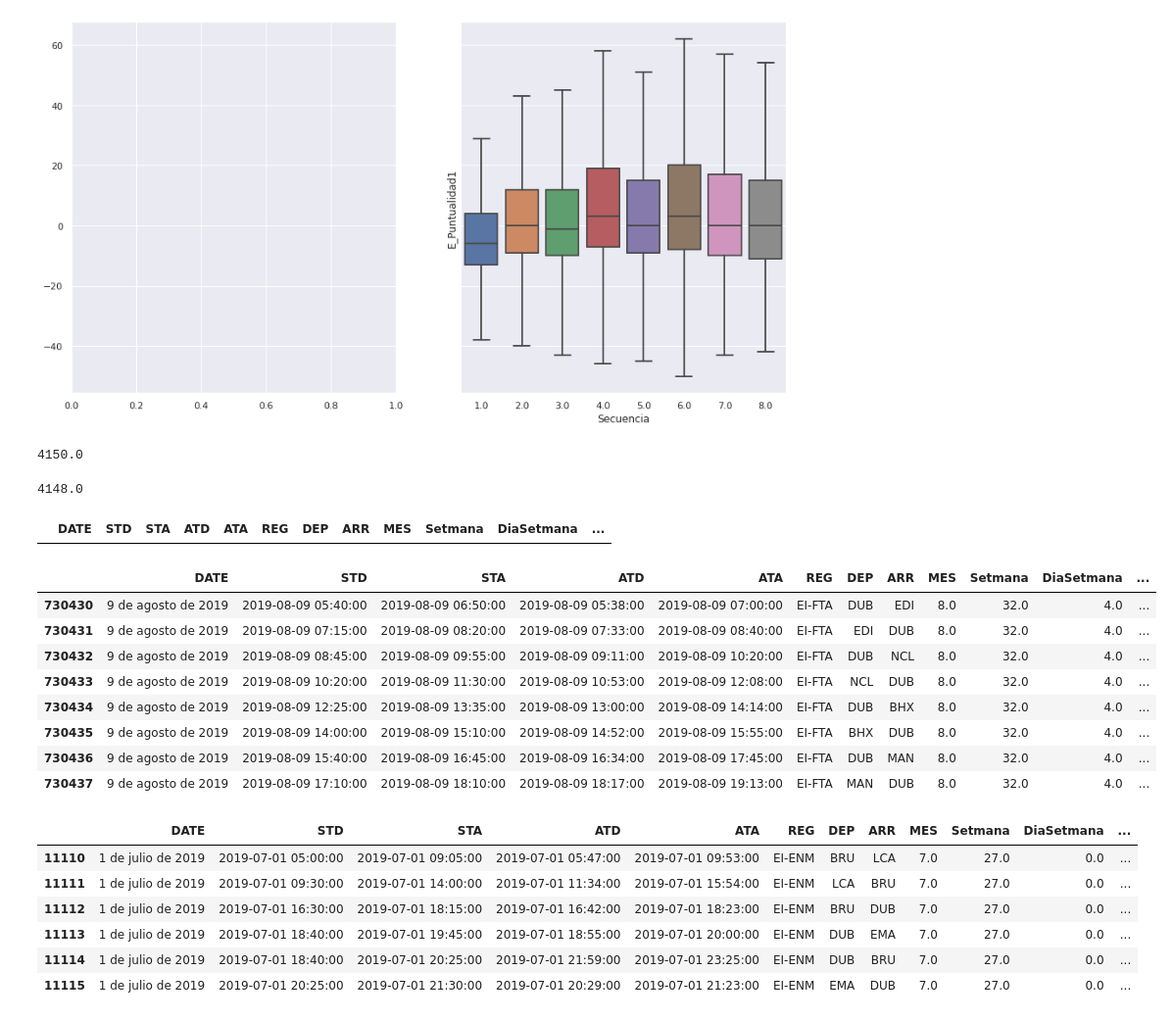
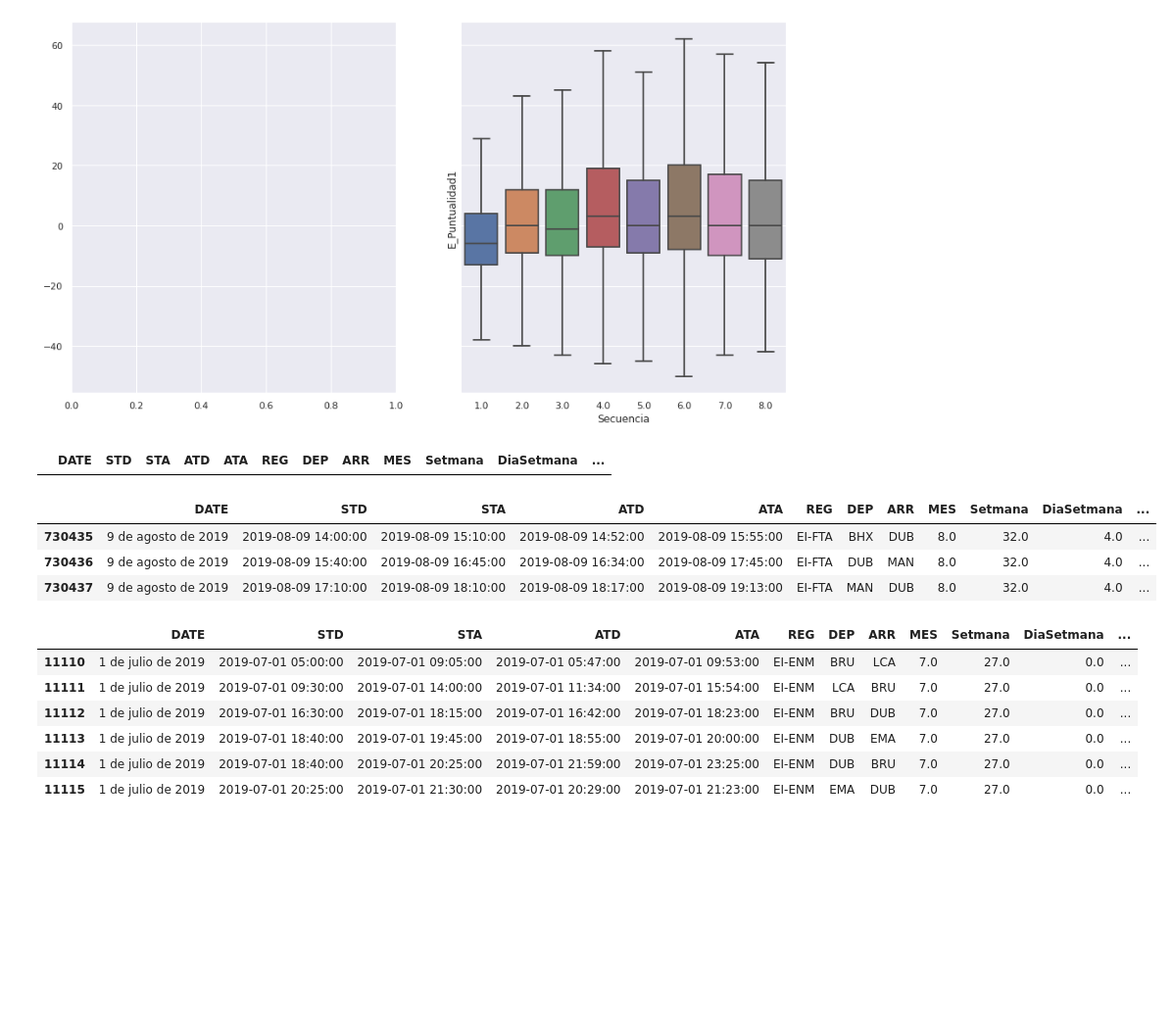
Before and after one commit to JMML2021/Entrega-projecte-final, a Jupyter notebook: Calculo_Ryainair2019ipynb.ipynb, the cells around one changed output. Shown at 98% size. Cells and saved outputs as stored; diff of their text form; code cells hidden in the pictures; blank space fills up the shorter version.

```diff
--- a/Calculo_Ryainair2019ipynb.ipynb
+++ b/Calculo_Ryainair2019ipynb.ipynb
@@ -469,14 +453,6 @@ print('Total figuras ', figuras)
 1
 Total figuras  2
 [figure]
-# %%
-df.Secuencia.max()
-# %% [output]
-4150.0
-# %%
-df2.Secuencia.max()
-# %% [output]
-4148.0
 # %%
 prueba= filtered_df
 
@@ -489,17 +465,12 @@ prueba
 # %%
 #  Prova per verificar que és veritat que hi ha més de 6 salts per dia d'un avió
 prueba= filtered_df
 
 dfEliminarOutliers= (  ( filtered_df['REG']=='EI-FTA') & (filtered_df['DATE']== '9 de agosto de 2019'))
 prueba2 = prueba[dfEliminarOutliers]
-prueba2
+prueba2.tail(3)
 # %% [output]
 |  | DATE | STD | STA | ATD | ATA | REG | DEP | ARR | MES | Setmana | DiaSetmana | ... |
-| 730430 | 9 de agosto de 2019 | 2019-08-09 05:40:00 | 2019-08-09 06:50:00 | 2019-08-09 05:38:00 | 2019-08-09 07:00:00 | EI-FTA | DUB | EDI | 8.0 | 32.0 | 4.0 | ... |
-| 730431 | 9 de agosto de 2019 | 2019-08-09 07:15:00 | 2019-08-09 08:20:00 | 2019-08-09 07:33:00 | 2019-08-09 08:40:00 | EI-FTA | EDI | DUB | 8.0 | 32.0 | 4.0 | ... |
-| 730432 | 9 de agosto de 2019 | 2019-08-09 08:45:00 | 2019-08-09 09:55:00 | 2019-08-09 09:11:00 | 2019-08-09 10:20:00 | EI-FTA | DUB | NCL | 8.0 | 32.0 | 4.0 | ... |
-| 730433 | 9 de agosto de 2019 | 2019-08-09 10:20:00 | 2019-08-09 11:30:00 | 2019-08-09 10:53:00 | 2019-08-09 12:08:00 | EI-FTA | NCL | DUB | 8.0 | 32.0 | 4.0 | ... |
-| 730434 | 9 de agosto de 2019 | 2019-08-09 12:25:00 | 2019-08-09 13:35:00 | 2019-08-09 13:00:00 | 2019-08-09 14:14:00 | EI-FTA | DUB | BHX | 8.0 | 32.0 | 4.0 | ... |
 | 730435 | 9 de agosto de 2019 | 2019-08-09 14:00:00 | 2019-08-09 15:10:00 | 2019-08-09 14:52:00 | 2019-08-09 15:55:00 | EI-FTA | BHX | DUB | 8.0 | 32.0 | 4.0 | ... |
 | 730436 | 9 de agosto de 2019 | 2019-08-09 15:40:00 | 2019-08-09 16:45:00 | 2019-08-09 16:34:00 | 2019-08-09 17:45:00 | EI-FTA | DUB | MAN | 8.0 | 32.0 | 4.0 | ... |
 | 730437 | 9 de agosto de 2019 | 2019-08-09 17:10:00 | 2019-08-09 18:10:00 | 2019-08-09 18:17:00 | 2019-08-09 19:13:00 | EI-FTA | MAN | DUB | 8.0 | 32.0 | 4.0 | ... |
```
Also changed, not shown: parts of 12 cells of this notebook.
